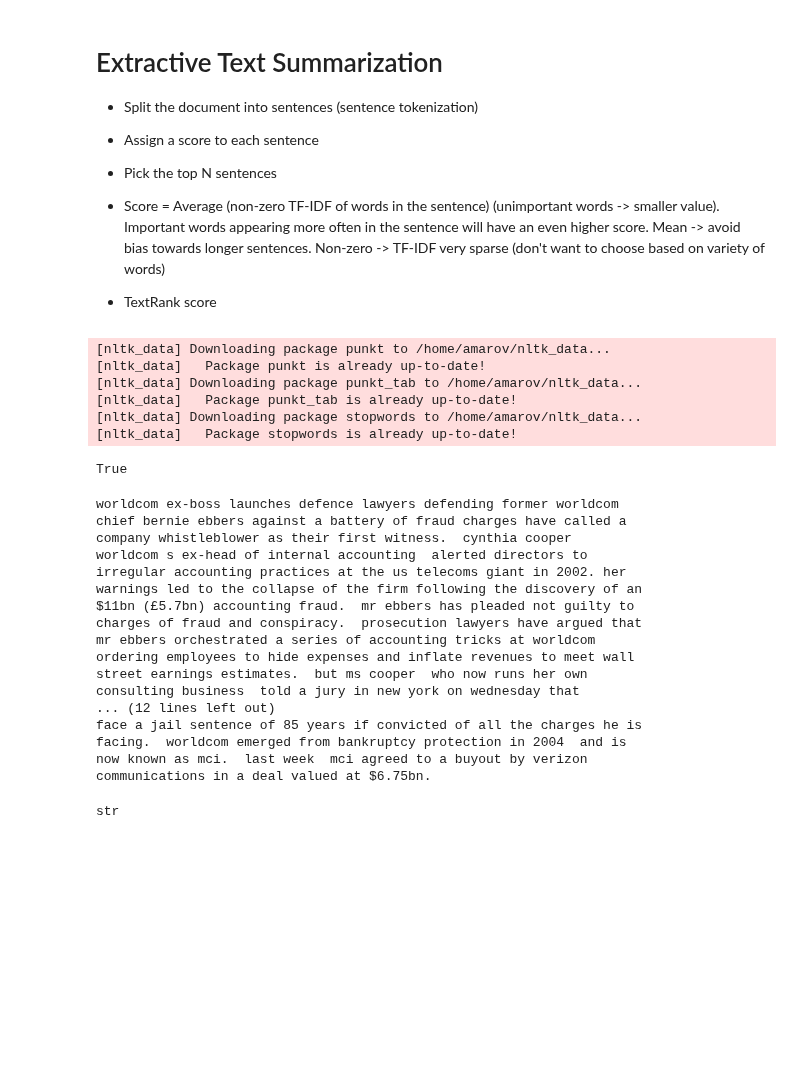
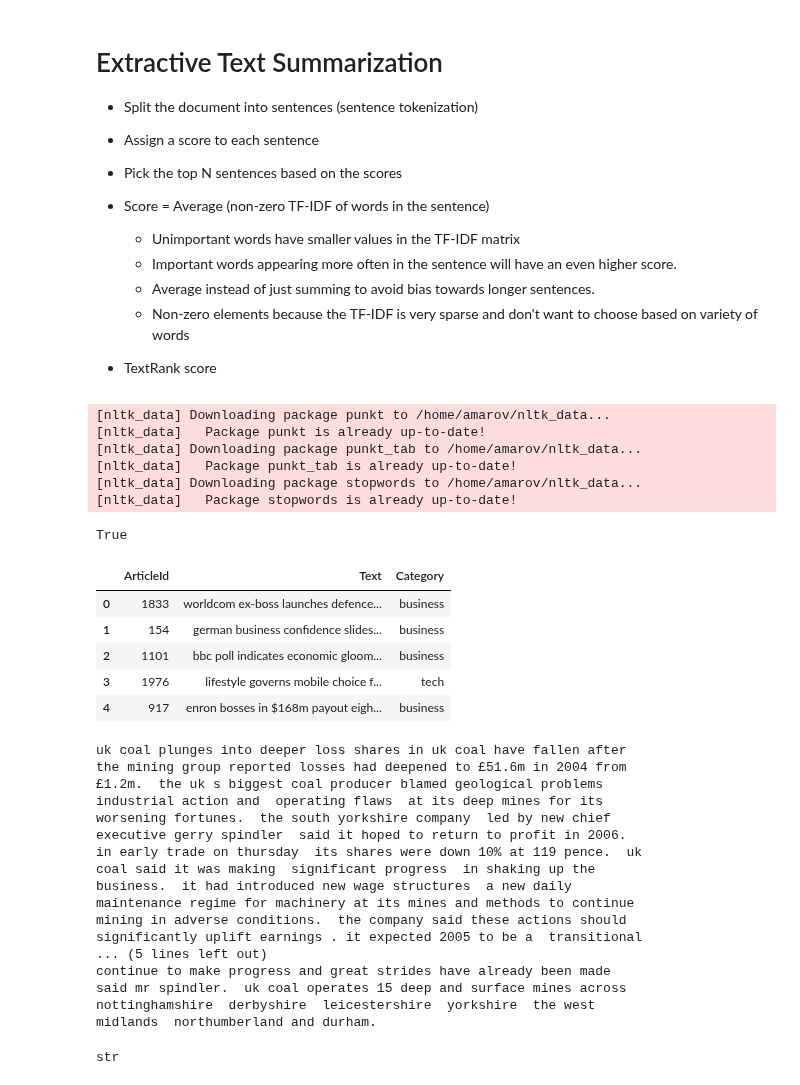
Before and after one commit to febse/ta2025, a Jupyter notebook: 02-04-Extractive-Summarization.ipynb, the cells around one changed output. Saved outputs shown, nothing was run; the diff lists cells and outputs as text; code cells hidden in the pictures; blank space fills up the shorter version.

```diff
--- a/02-04-Extractive-Summarization.ipynb
+++ b/02-04-Extractive-Summarization.ipynb
@@ -3,10 +3,13 @@
 
 - Split the document into sentences (sentence tokenization)
 - Assign a score to each sentence
-- Pick the top N sentences
+- Pick the top N sentences based on the scores
 
-
-- Score = Average (non-zero TF-IDF of words in the sentence) (unimportant words -> smaller value). Important words appearing more often in the sentence will have an even higher score. Mean -> avoid bias towards longer sentences. Non-zero -> TF-IDF very sparse (don't want to choose based on variety of words)
+- Score = Average (non-zero TF-IDF of words in the sentence)
+    - Unimportant words have smaller values in the TF-IDF matrix
+    - Important words appearing more often in the sentence will have an even higher score.
+    - Average instead of just summing to avoid bias towards longer sentences.
+    - Non-zero elements because the TF-IDF is very sparse and don't want to choose based on variety of words
 
 - TextRank score
 # %%
@@ -30,28 +33,36 @@ nltk.download("stopwords")
 True
 # %%
 df = pd.read_csv("https://github.com/febse/data/raw/refs/heads/main/ta/BBC%20News%20Train.csv.zip")
+df.head()
+# %% [output]
+|  | ArticleId | Text | Category |
+| 0 | 1833 | worldcom ex-boss launches defence... | business |
+| 1 | 154 | german business confidence slides... | business |
+| 2 | 1101 | bbc poll indicates economic gloom... | business |
+| 3 | 1976 | lifestyle governs mobile choice f... | tech |
+| 4 | 917 | enron bosses in $168m payout eigh... | business |
 # %%
-doc = df.iloc[0]
+doc = df.iloc[12]
 
 print(textwrap.fill(doc["Text"], replace_whitespace=False, fix_sentence_endings=True))
 # %% [output]
-worldcom ex-boss launches defence lawyers defending former worldcom
-chief bernie ebbers against a battery of fraud charges have called a
-company whistleblower as their first witness.  cynthia cooper
-worldcom s ex-head of internal accounting  alerted directors to
-irregular accounting practices at the us telecoms giant in 2002. her
-warnings led to the collapse of the firm following the discovery of an
-$11bn (£5.7bn) accounting fraud.  mr ebbers has pleaded not guilty to
-charges of fraud and conspiracy.  prosecution lawyers have argued that
-mr ebbers orchestrated a series of accounting tricks at worldcom
-ordering employees to hide expenses and inflate revenues to meet wall
-street earnings estimates.  but ms cooper  who now runs her own
-consulting business  told a jury in new york on wednesday that
-... (12 lines left out)
-face a jail sentence of 85 years if convicted of all the charges he is
-facing.  worldcom emerged from bankruptcy protection in 2004  and is
-now known as mci.  last week  mci agreed to a buyout by verizon
-communications in a deal valued at $6.75bn.
+uk coal plunges into deeper loss shares in uk coal have fallen after
+the mining group reported losses had deepened to £51.6m in 2004 from
+£1.2m.  the uk s biggest coal producer blamed geological problems
+industrial action and  operating flaws  at its deep mines for its
+worsening fortunes.  the south yorkshire company  led by new chief
+executive gerry spindler  said it hoped to return to profit in 2006.
+in early trade on thursday  its shares were down 10% at 119 pence.  uk
+coal said it was making  significant progress  in shaking up the
+business.  it had introduced new wage structures  a new daily
+maintenance regime for machinery at its mines and methods to continue
+mining in adverse conditions.  the company said these actions should
+significantly uplift earnings . it expected 2005 to be a  transitional
+... (5 lines left out)
+continue to make progress and great strides have already been made
+said mr spindler.  uk coal operates 15 deep and surface mines across
+nottinghamshire  derbyshire  leicestershire  yorkshire  the west
+midlands  northumberland and durham.
 # %%
 type(doc["Text"])
 # %% [output]
```
Also changed, not shown: parts of 32 cells of this notebook, 5 other files.
